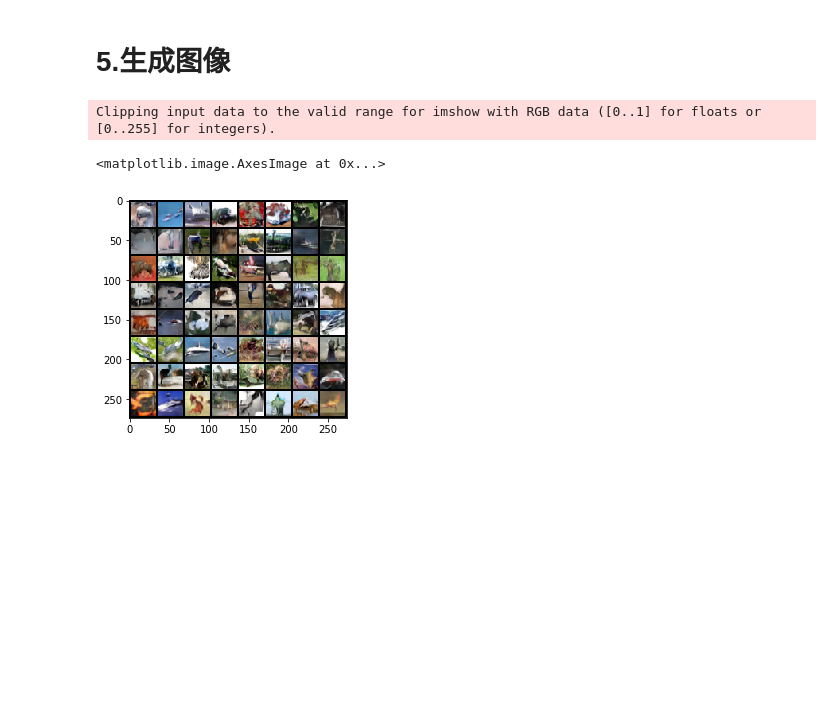
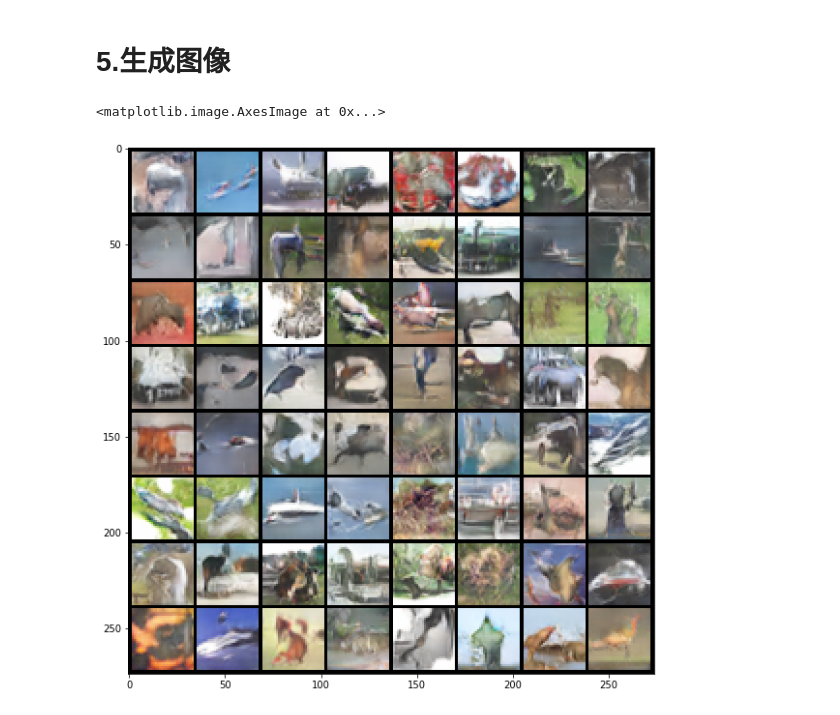
Before and after one commit to JJZHK-AI/AIKnowledgeBase, a Jupyter notebook: 03.深度学习/07.对抗生成网络/02.DCGAN/03.使用DCGAN生成Cifar10数据.ipynb, the cells around one changed output. Saved outputs shown, nothing was run; the diff lists cells and outputs as text; code cells hidden in the pictures; blank space fills up the shorter version.

```diff
--- a/03.深度学习/07.对抗生成网络/02.DCGAN/03.使用DCGAN生成Cifar10数据.ipynb
+++ b/03.深度学习/07.对抗生成网络/02.DCGAN/03.使用DCGAN生成Cifar10数据.ipynb
@@ -246,9 +246,9 @@ Epoch:100 / 100 [***************************************************************
 # 5.生成图像
 # %%
 fake_u=NetG(fix_noise_var)
-img = tv.utils.make_grid(fake_u.data[:100], nrow=8)
+img = tv.utils.make_grid(fake_u.data[:64], nrow=8, normalize=True)
+plt.figure(figsize=(10,10), facecolor='w')
 plt.imshow(np.transpose(img.cpu(), (1, 2, 0)))
 # %% [output]
-Clipping input data to the valid range for imshow with RGB data ([0..1] for floats or [0..255] for integers).
+<matplotlib.image.AxesImage at 0x...>
-<matplotlib.image.AxesImage at 0x...>
-[figure, old version]
+[figure, new version]
```
Also changed, not shown: 4 other files.
